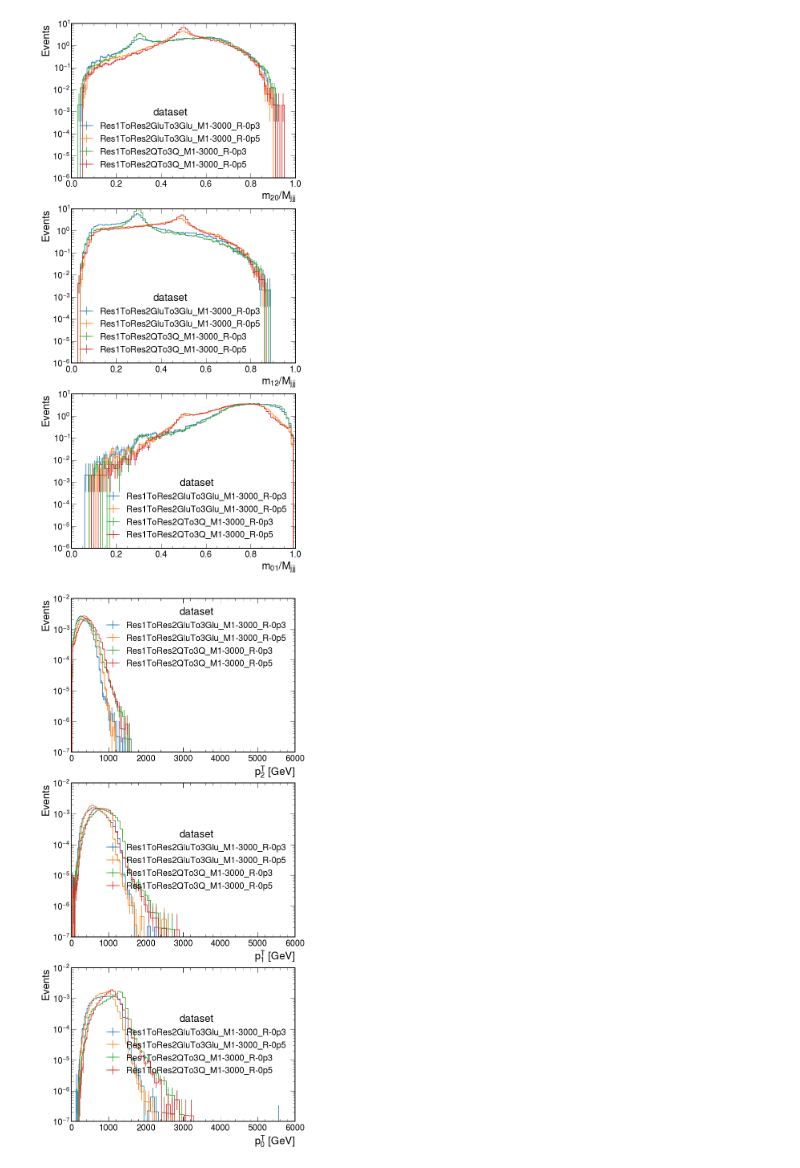
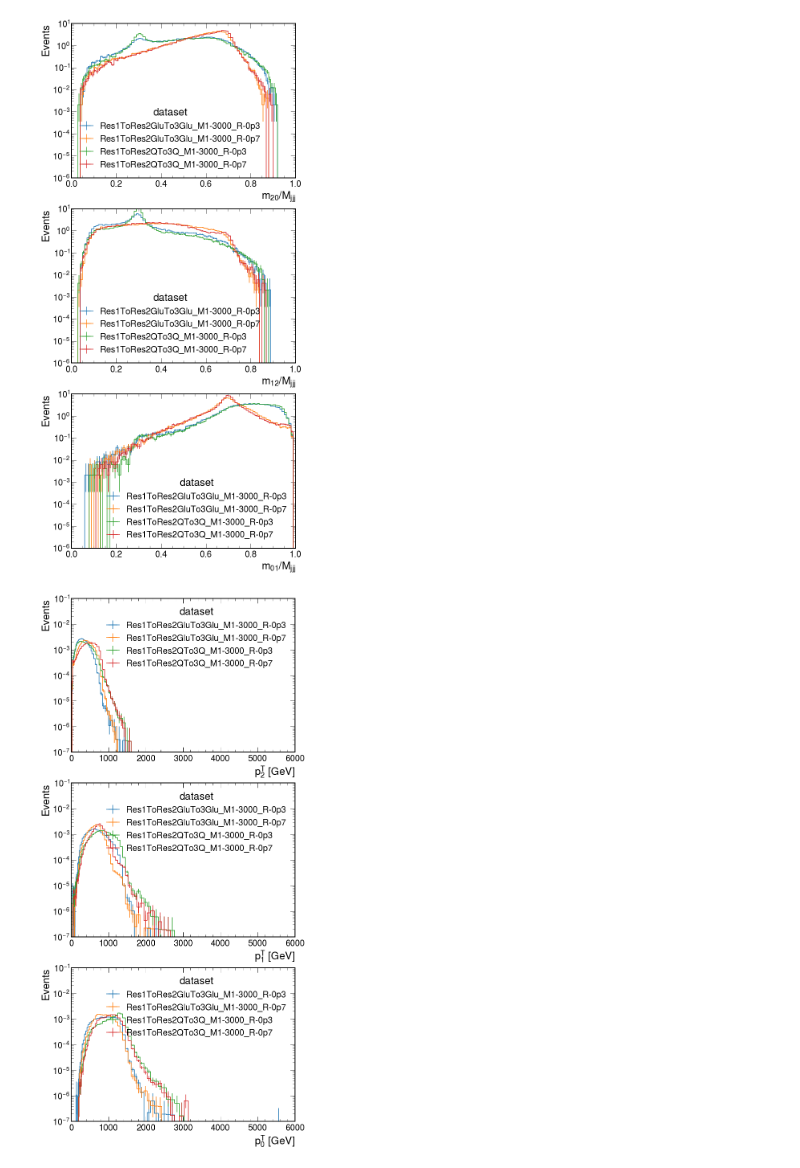
Before and after one commit to BrownCMS/toffea, a Jupyter notebook: toffea/Histograms/Histograms.ipynb, the cells around one changed output. Saved outputs shown, nothing was run; the diff lists cells and outputs as text; code cells hidden in the pictures.

```diff
--- a/toffea/Histograms/Histograms.ipynb
+++ b/toffea/Histograms/Histograms.ipynb
@@ -76,7 +78,7 @@ for name, N_evt in infile_MC["total_events"].items():
         continue
     weight_sigMC1[name] = lumi/N_evt
 weight_xsec.update(weight_sigMC1)
-display(weight_xsec)
+# display(weight_xsec)
 
 # ==== Group datasets that we want to plot ====
 QCD_entries = []
@@ -88,7 +90,7 @@ for name, N_evt in infile_MC["total_events"].items():
 mapping = {}
 # mapping["QCD"] = QCD_entries
 
-Sig_entries = ["Res1ToRes2GluTo3Glu_M1-3000_R-0p3", "Res1ToRes2GluTo3Glu_M1-3000_R-0p5", "Res1ToRes2QTo3Q_M1-3000_R-0p3", "Res1ToRes2QTo3Q_M1-3000_R-0p5"]
+Sig_entries = ["Res1ToRes2GluTo3Glu_M1-3000_R-0p3", "Res1ToRes2GluTo3Glu_M1-3000_R-0p7", "Res1ToRes2QTo3Q_M1-3000_R-0p3", "Res1ToRes2QTo3Q_M1-3000_R-0p7"]
 for sig in Sig_entries:
     mapping[sig] = sig
 
@@ -144,7 +132,7 @@ def plot_ij(variable2plot, variable_list): # this can also plot _i variables
         if any(x in variable2plot for x in ["pt_i", "m_ij"]):
             plot.set_xlim(0,6000)
         if any(v in variable2plot for v in ["pt_i", "m_ij"]):
-            plot.set_ylim(0.0000001,0.01)
+            plot.set_ylim(0.0000001,0.1)
         ax_counter+=1
 
 import itertools
@@ -209,2 +197,2 @@ plot_ij(variable2plot, variable_list)
-[figure, old version]
+[figure, new version]
-[figure, old version]
+[figure, new version]
```
Also changed, not shown: parts of 5 cells of this notebook, 11 other files.
